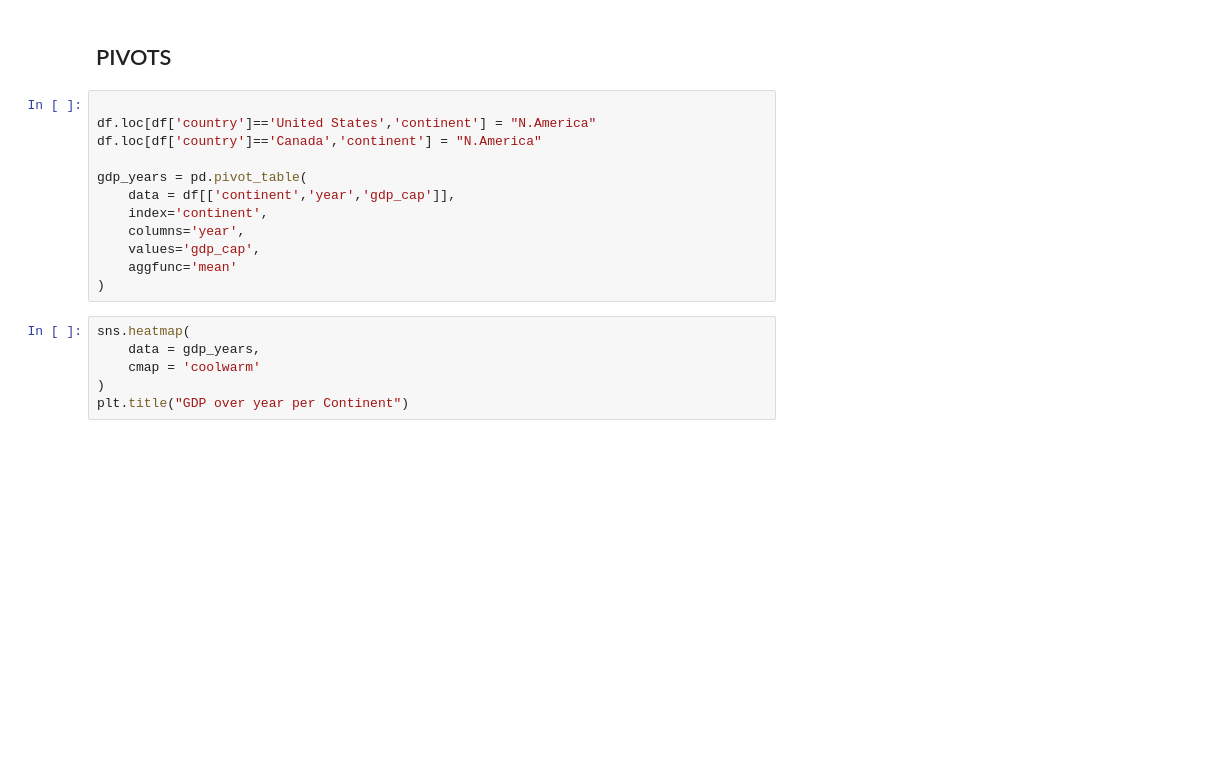
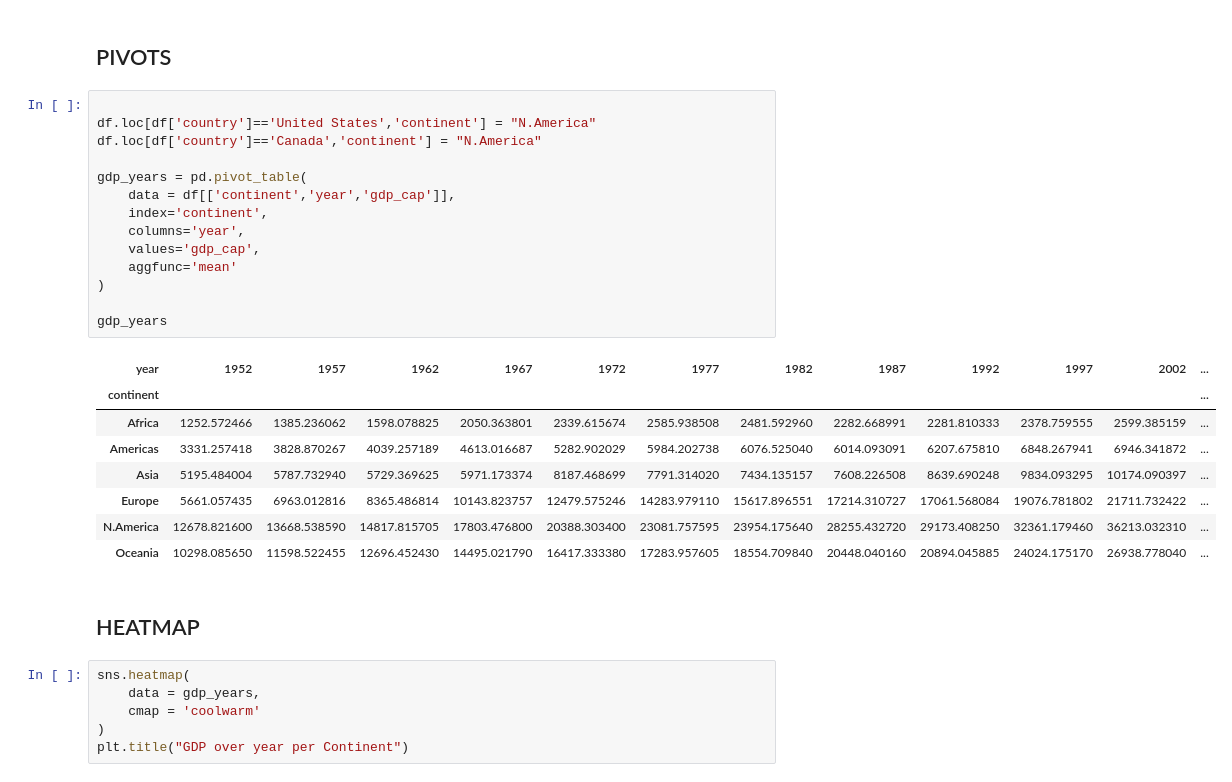
Before and after one commit to cankadir/INFO_696, a Jupyter notebook: data-exploration/EDA_Tools.ipynb, the cells around one changed output. Drawn from its saved outputs; the diff is of its cells as text; blank space fills up the shorter version.

```diff
--- a/data-exploration/EDA_Tools.ipynb
+++ b/data-exploration/EDA_Tools.ipynb
@@ -220,15 +245,28 @@ Text(0, 0.5, 'Gdp per Capita Change from 1952-2007')
 # %%
 
 df.loc[df['country']=='United States','continent'] = "N.America"
 df.loc[df['country']=='Canada','continent'] = "N.America"
 
 gdp_years = pd.pivot_table(
     data = df[['continent','year','gdp_cap']],
     index='continent',
     columns='year',
     values='gdp_cap',
     aggfunc='mean'
 )
+
+gdp_years
+# %% [output]
+| year | 1952 | 1957 | 1962 | 1967 | 1972 | 1977 | 1982 | 1987 | 1992 | 1997 | 2002 | ... |
+| continent |  |  |  |  |  |  |  |  |  |  |  | ... |
+| Africa | 1252.572466 | 1385.236062 | 1598.078825 | 2050.363801 | 2339.615674 | 2585.938508 | 2481.592960 | 2282.668991 | 2281.810333 | 2378.759555 | 2599.385159 | ... |
+| Americas | 3331.257418 | 3828.870267 | 4039.257189 | 4613.016687 | 5282.902029 | 5984.202738 | 6076.525040 | 6014.093091 | 6207.675810 | 6848.267941 | 6946.341872 | ... |
+| Asia | 5195.484004 | 5787.732940 | 5729.369625 | 5971.173374 | 8187.468699 | 7791.314020 | 7434.135157 | 7608.226508 | 8639.690248 | 9834.093295 | 10174.090397 | ... |
+| Europe | 5661.057435 | 6963.012816 | 8365.486814 | 10143.823757 | 12479.575246 | 14283.979110 | 15617.896551 | 17214.310727 | 17061.568084 | 19076.781802 | 21711.732422 | ... |
+| N.America | 12678.821600 | 13668.538590 | 14817.815705 | 17803.476800 | 20388.303400 | 23081.757595 | 23954.175640 | 28255.432720 | 29173.408250 | 32361.179460 | 36213.032310 | ... |
+| Oceania | 10298.085650 | 11598.522455 | 12696.452430 | 14495.021790 | 16417.333380 | 17283.957605 | 18554.709840 | 20448.040160 | 20894.045885 | 24024.175170 | 26938.778040 | ... |
+# %% [markdown]
+## HEATMAP
 # %%
 sns.heatmap(
     data = gdp_years,
```
Also changed, not shown: parts of 9 cells of this notebook.
